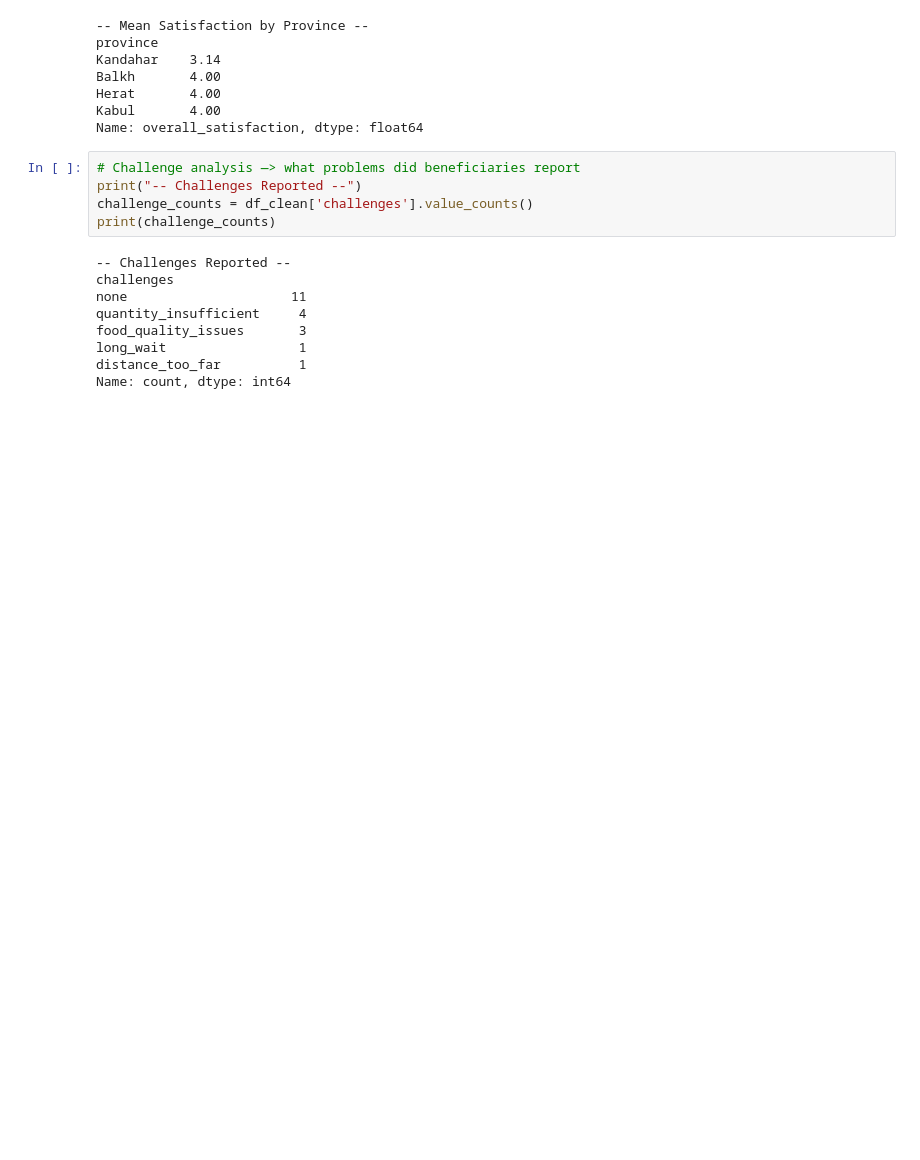
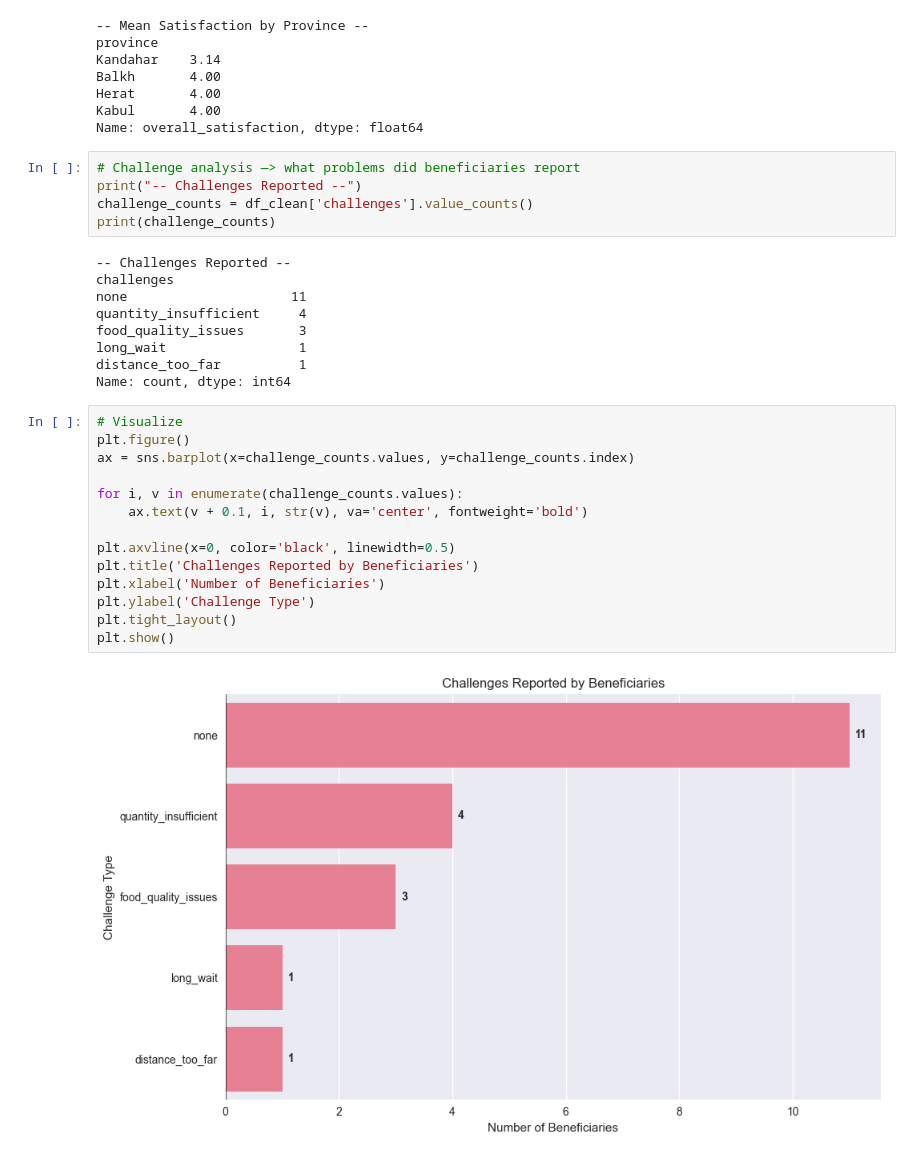
Before and after one commit to Muzhgan-shams/data-analytics, a Jupyter notebook: notebooks/survey_data005.ipynb, the cells around one changed output. Saved outputs shown, nothing was run; the diff lists cells and outputs as text; blank space fills up the shorter version.

Commit message:
feat: visualize challenge reported

```diff
--- a/notebooks/survey_data005.ipynb
+++ b/notebooks/survey_data005.ipynb
@@ -206,3 +206,19 @@ food_quality_issues       3
 long_wait                 1
 distance_too_far          1
 Name: count, dtype: int64
+# %%
+# Visualize
+plt.figure()
+ax = sns.barplot(x=challenge_counts.values, y=challenge_counts.index)
+
+for i, v in enumerate(challenge_counts.values):
+    ax.text(v + 0.1, i, str(v), va='center', fontweight='bold')
+
+plt.axvline(x=0, color='black', linewidth=0.5)
+plt.title('Challenges Reported by Beneficiaries')
+plt.xlabel('Number of Beneficiaries')
+plt.ylabel('Challenge Type')
+plt.tight_layout()
+plt.show()
+# %% [output]
+[figure, added]
```
